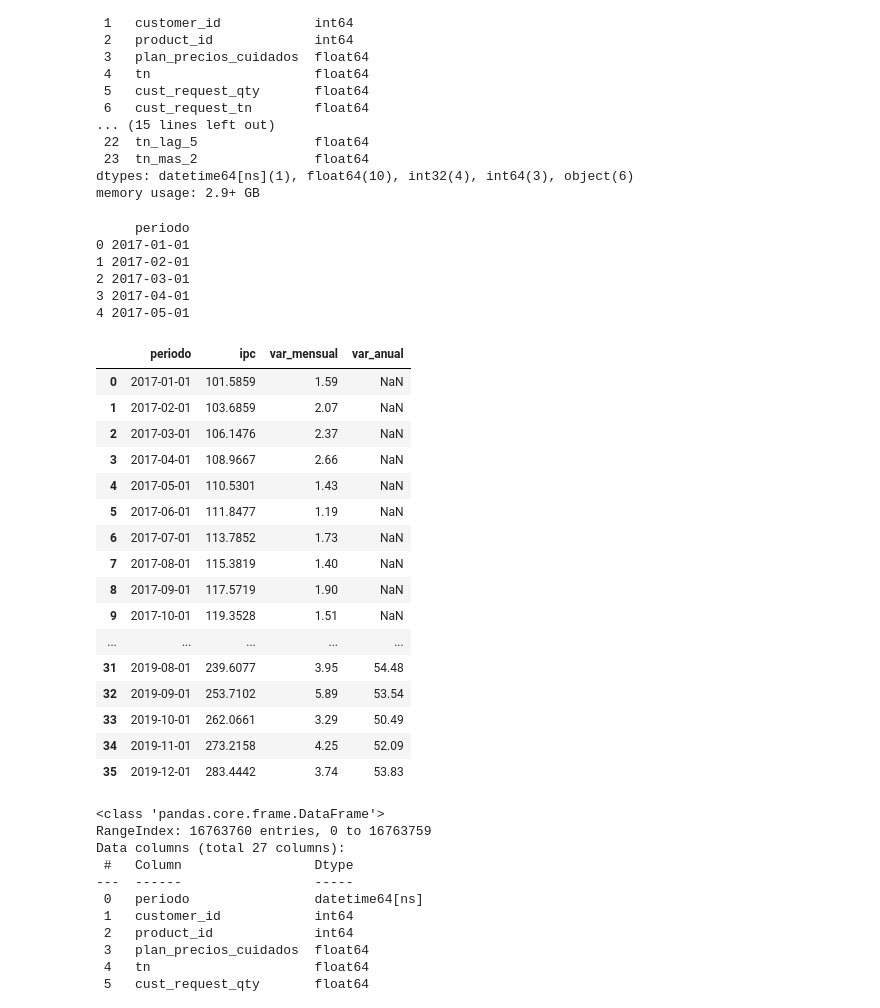
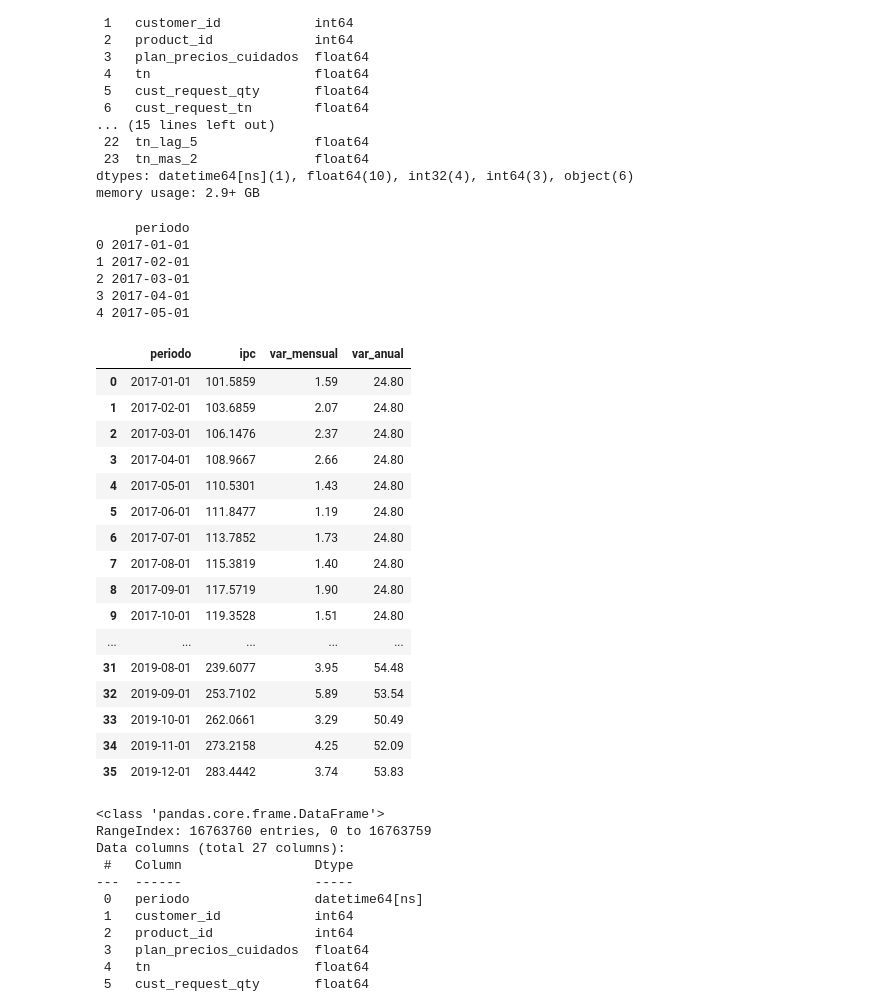
Before and after one commit to leonardoheis/lab3, a Jupyter notebook: notebooks/join_sell-in.ipynb, the cells around one changed output. Cells and saved outputs as stored; diff of their text form; code cells hidden in the pictures.

```diff
--- a/notebooks/join_sell-in.ipynb
+++ b/notebooks/join_sell-in.ipynb
@@ -333,37 +333,39 @@ memory usage: 2.9+ GB
 # %%
 # necesito tomar los datos del archivo ../data/IPC-AR_export.csv
 ipc_ar = pd.read_csv('../data/IPC-AR_export.csv', sep=',', encoding='utf-8')
 # Convertir el campo 'periodo' al formato '2017-01-01'
 ipc_ar['periodo'] = pd.to_datetime(ipc_ar['periodo'], format='%m-%Y').dt.strftime('%Y-%m-01')
 
 # Si querés que sea datetime64 y no string:
 ipc_ar['periodo'] = pd.to_datetime(ipc_ar['periodo'])
 
 ipc_ar = ipc_ar.rename(columns={'indice_ipc': 'ipc'})
 
 # Verificá el resultado
 print(ipc_ar[['periodo']].head())
 
+primer_valor_real = ipc_ar['var_anual'].dropna().iloc[0]
+ipc_ar['var_anual'] = ipc_ar['var_anual'].fillna(primer_valor_real)
 
 ipc_ar
 # %% [output]
      periodo
 0 2017-01-01
 1 2017-02-01
 2 2017-03-01
 3 2017-04-01
 4 2017-05-01
 |  | periodo | ipc | var_mensual | var_anual |
-| 0 | 2017-01-01 | 101.5859 | 1.59 | NaN |
-| 1 | 2017-02-01 | 103.6859 | 2.07 | NaN |
-| 2 | 2017-03-01 | 106.1476 | 2.37 | NaN |
-| 3 | 2017-04-01 | 108.9667 | 2.66 | NaN |
-| 4 | 2017-05-01 | 110.5301 | 1.43 | NaN |
-| 5 | 2017-06-01 | 111.8477 | 1.19 | NaN |
-| 6 | 2017-07-01 | 113.7852 | 1.73 | NaN |
-| 7 | 2017-08-01 | 115.3819 | 1.40 | NaN |
-| 8 | 2017-09-01 | 117.5719 | 1.90 | NaN |
-| 9 | 2017-10-01 | 119.3528 | 1.51 | NaN |
+| 0 | 2017-01-01 | 101.5859 | 1.59 | 24.80 |
+| 1 | 2017-02-01 | 103.6859 | 2.07 | 24.80 |
+| 2 | 2017-03-01 | 106.1476 | 2.37 | 24.80 |
+| 3 | 2017-04-01 | 108.9667 | 2.66 | 24.80 |
+| 4 | 2017-05-01 | 110.5301 | 1.43 | 24.80 |
+| 5 | 2017-06-01 | 111.8477 | 1.19 | 24.80 |
+| 6 | 2017-07-01 | 113.7852 | 1.73 | 24.80 |
+| 7 | 2017-08-01 | 115.3819 | 1.40 | 24.80 |
+| 8 | 2017-09-01 | 117.5719 | 1.90 | 24.80 |
+| 9 | 2017-10-01 | 119.3528 | 1.51 | 24.80 |
 | ... | ... | ... | ... | ... |
 | 31 | 2019-08-01 | 239.6077 | 3.95 | 54.48 |
 | 32 | 2019-09-01 | 253.7102 | 5.89 | 53.54 |
```
Also changed, not shown: parts of 8 cells of this notebook.
